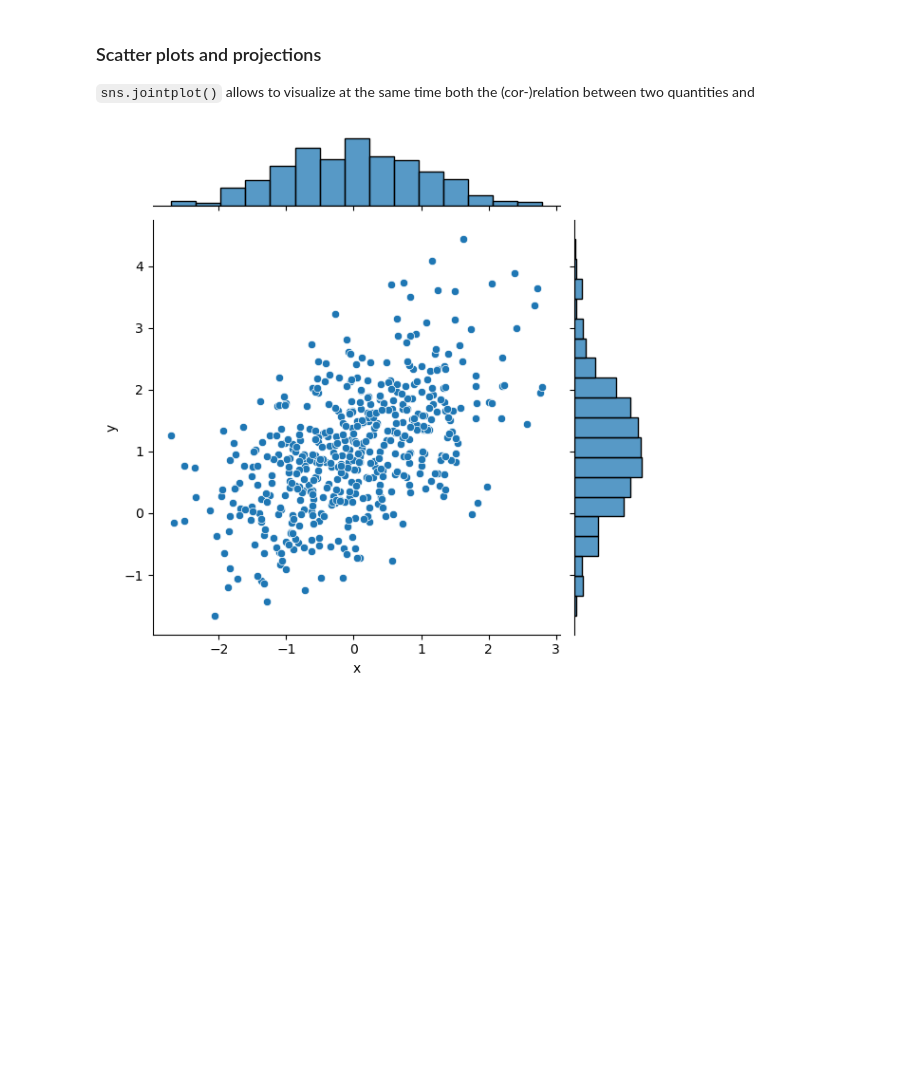
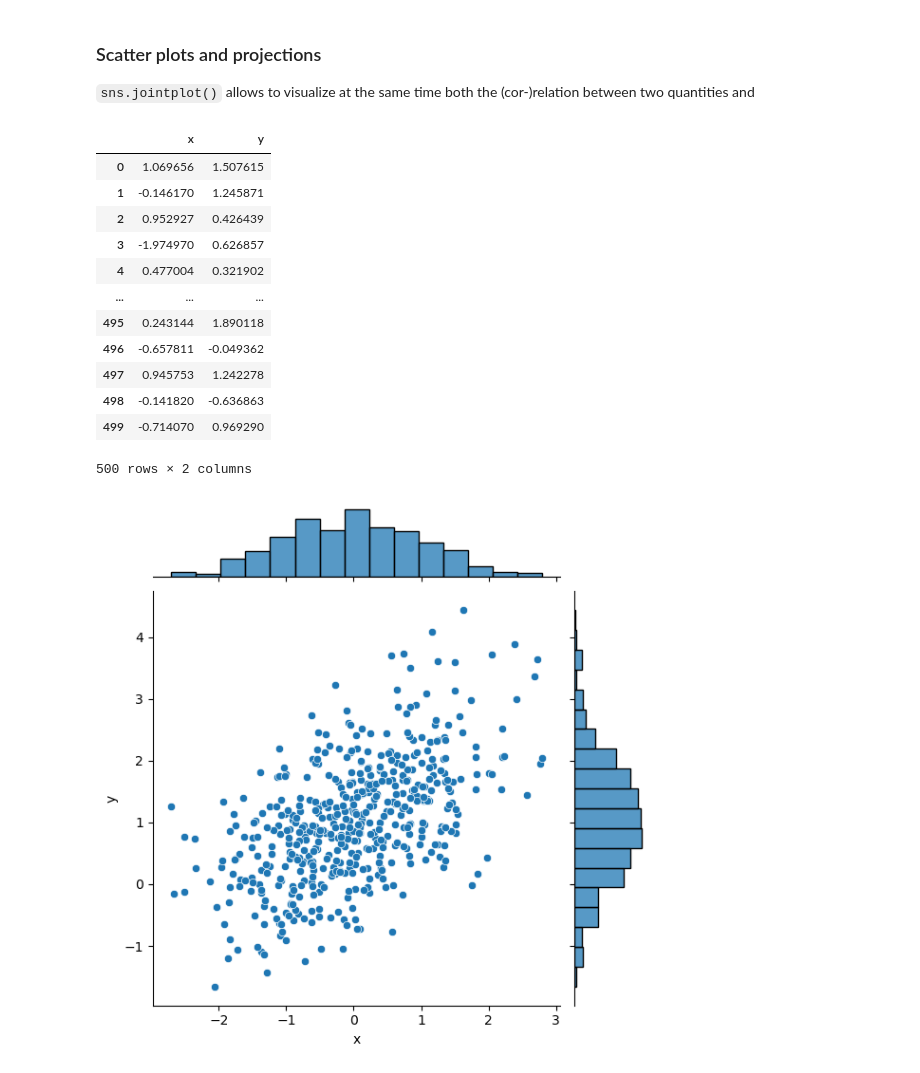
Before and after one commit to GioMai24/LaboratoryOfComputationalPhysics_Y7, a Jupyter notebook: Lab_7/07_Visualization.ipynb, the cells around one changed output. Saved outputs shown, nothing was run; the diff lists cells and outputs as text; code cells hidden in the pictures; blank space fills up the shorter version.

```diff
--- a/Lab_7/07_Visualization.ipynb
+++ b/Lab_7/07_Visualization.ipynb
@@ -458,8 +458,23 @@ Wonder why `distplot` has been deprecated? Check [this](https://gist.github.com/
 # %%
 import pandas as pd
 mean, cov = [0, 1], [(1, .5), (.5, 1)]
 data = np.random.multivariate_normal(mean, cov, 500)
 df = pd.DataFrame(data, columns=["x", "y"])
+display(df)
+# %% [output]
+|  | x | y |
+| 0 | 1.069656 | 1.507615 |
+| 1 | -0.146170 | 1.245871 |
+| 2 | 0.952927 | 0.426439 |
+| 3 | -1.974970 | 0.626857 |
+| 4 | 0.477004 | 0.321902 |
+| ... | ... | ... |
+| 495 | 0.243144 | 1.890118 |
+| 496 | -0.657811 | -0.049362 |
+| 497 | 0.945753 | 1.242278 |
+| 498 | -0.141820 | -0.636863 |
+| 499 | -0.714070 | 0.969290 |
+500 rows × 2 columns
 # %%
 sns.jointplot(x="x", y="y", data=df);
 # %% [output]
```
Also changed, not shown: 23 other files.
